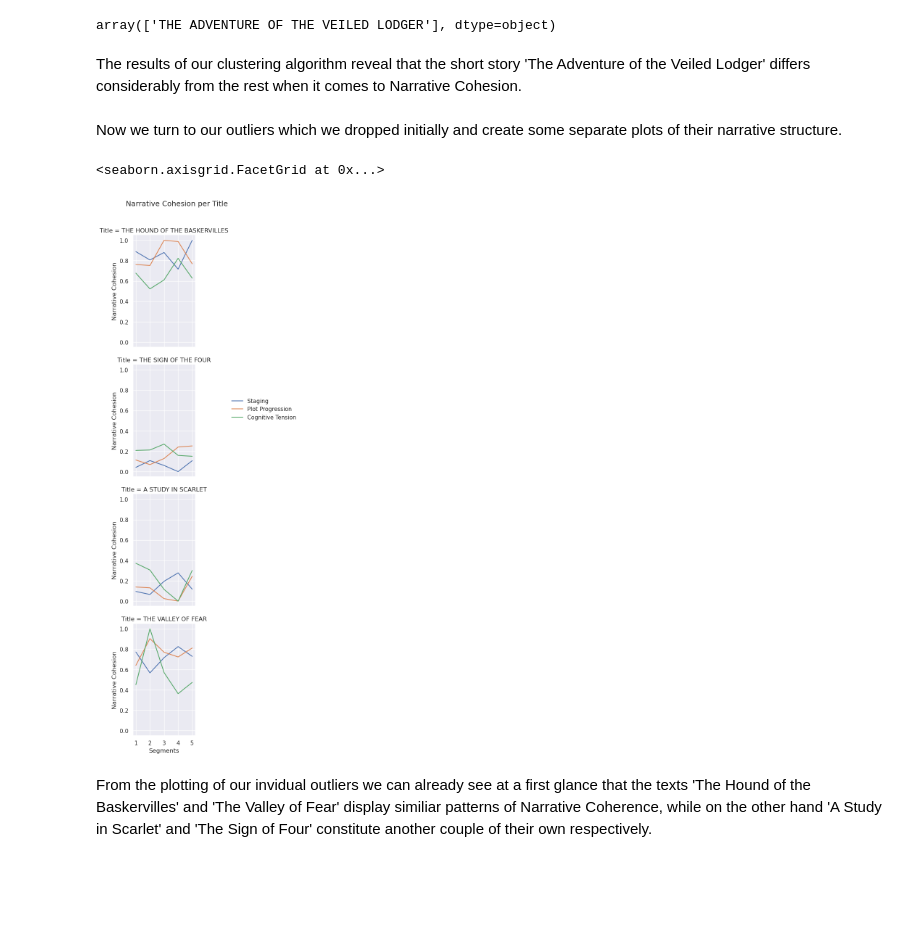
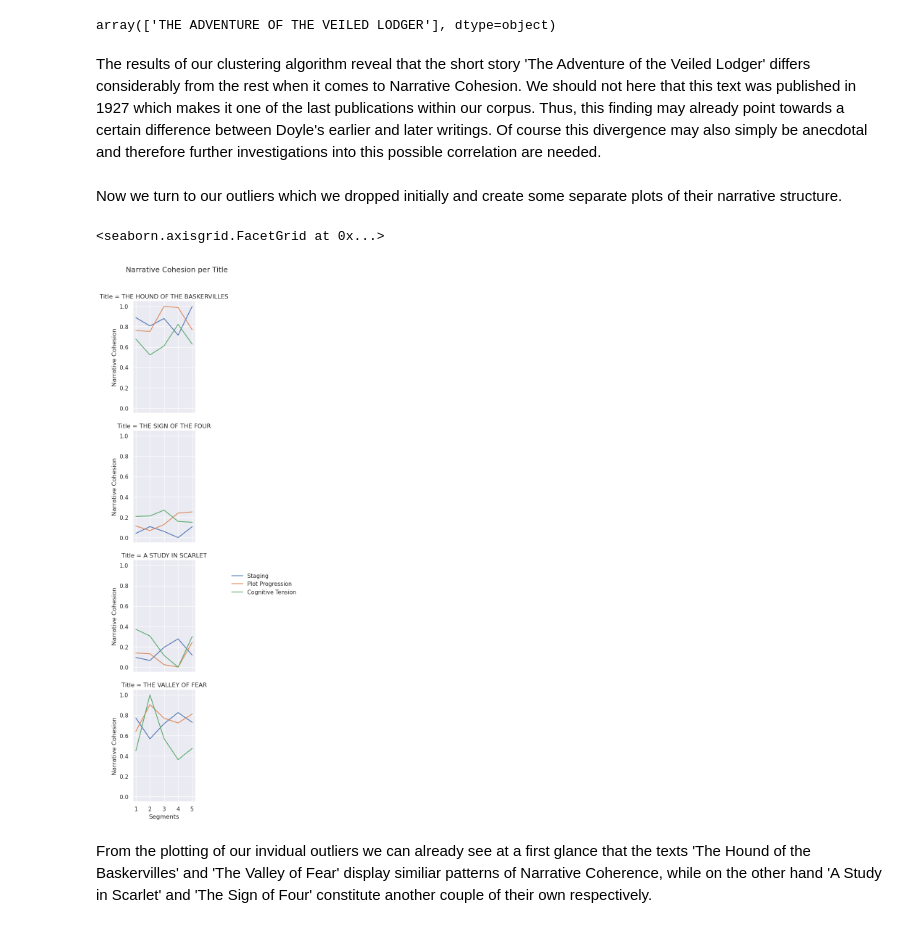
Before and after one commit to DavidSiegl/Sherlock-Holmes-Narrative-Arc, a Jupyter notebook: Code.ipynb, the cells around one changed output. Drawn from its saved outputs; the diff is of its cells as text; code cells hidden in the pictures; blank space fills up the shorter version.

```diff
--- a/Code.ipynb
+++ b/Code.ipynb
@@ -338,9 +350,9 @@ df_sherlock_segments_narrative['cognitive_tension_count'] = df_sherlock_segments
 # %%
-df_sherlock_segments_narrative_outliers2['staging_count'] = df_sherlock_segments_narrative_outliers2.apply(lambda row: count_matches(row['segments_narrative'], staging), axis=1)
+df_sherlock_segments_narrative_outliers['staging_count'] = df_sherlock_segments_narrative_outliers.apply(lambda row: count_matches(row['segments_narrative'], staging), axis=1)
 
-df_sherlock_segments_narrative_outliers2['plot_progress_count'] = df_sherlock_segments_narrative_outliers2.apply(lambda row: count_matches(row['segments_narrative'], plot_progress), axis=1)
+df_sherlock_segments_narrative_outliers['plot_progress_count'] = df_sherlock_segments_narrative_outliers.apply(lambda row: count_matches(row['segments_narrative'], plot_progress), axis=1)
 
-df_sherlock_segments_narrative_outliers2['cognitive_tension_count'] = df_sherlock_segments_narrative_outliers2.apply(lambda row: count_matches(row['segments_narrative'], cognitive_tension), axis=1)
+df_sherlock_segments_narrative_outliers['cognitive_tension_count'] = df_sherlock_segments_narrative_outliers.apply(lambda row: count_matches(row['segments_narrative'], cognitive_tension), axis=1)
 # %% [output]
 A value is trying to be set on a copy of a slice from a DataFrame.
 Try using .loc[row_indexer,col_indexer] = value instead
@@ -381,9 +411,9 @@ df_sherlock_segments_narrative = min_max_scale_column(df_sherlock_segments_narra
 # %%
-df_sherlock_segments_narrative_outliers2 = min_max_scale_column(df_sherlock_segments_narrative_outliers2, 'staging_count_norm', 'staging_count', 'segments_narrative')
+df_sherlock_segments_narrative_outliers = min_max_scale_column(df_sherlock_segments_narrative_outliers, 'staging_count_norm', 'staging_count', 'segments_narrative')
 
-df_sherlock_segments_narrative_outliers2 = min_max_scale_column(df_sherlock_segments_narrative_outliers2, 'plot_progress_count_norm', 'plot_progress_count', 'segments_narrative')
+df_sherlock_segments_narrative_outliers = min_max_scale_column(df_sherlock_segments_narrative_outliers, 'plot_progress_count_norm', 'plot_progress_count', 'segments_narrative')
 
-df_sherlock_segments_narrative_outliers2 = min_max_scale_column(df_sherlock_segments_narrative_outliers2, 'cognitive_tension_count_norm', 'cognitive_tension_count', 'segments_narrative')
+df_sherlock_segments_narrative_outliers = min_max_scale_column(df_sherlock_segments_narrative_outliers, 'cognitive_tension_count_norm', 'cognitive_tension_count', 'segments_narrative')
 # %% [output]
 A value is trying to be set on a copy of a slice from a DataFrame.
 Try using .loc[row_indexer,col_indexer] = value instead
@@ -599,11 +629,11 @@ df_sherlock_pivot_cluster2['title'].unique()
 # %% [output]
 array(['THE ADVENTURE OF THE VEILED LODGER'], dtype=object)
 # %% [markdown]
-The results of our clustering algorithm reveal that the short story 'The Adventure of the Veiled Lodger' differs considerably from the rest when it comes to Narrative Cohesion.
+The results of our clustering algorithm reveal that the short story 'The Adventure of the Veiled Lodger' differs considerably from the rest when it comes to Narrative Cohesion. We should not here that this text was published in 1927 which makes it one of the last publications within our corpus. Thus, this finding may already point towards a certain difference between Doyle's earlier and later writings. Of course this divergence may also simply be anecdotal and therefore further investigations into this possible correlation are needed.
 # %% [markdown]
 Now we turn to our outliers which we dropped initially and create some separate plots of their narrative structure.
 # %%
-df_sherlock_pivot = df_sherlock_segments_narrative_outliers2[['title', 'segment_num', 'staging_count_norm', 'plot_progress_count_norm', 'cognitive_tension_count_norm']]
+df_sherlock_pivot = df_sherlock_segments_narrative_outliers[['title', 'segment_num', 'staging_count_norm', 'plot_progress_count_norm', 'cognitive_tension_count_norm']]
 
 df_sherlock_pivot = pd.melt(df_sherlock_pivot, id_vars=['segment_num','title'], var_name='var', value_name= 'val')
 
@@ -615,15 +645,15 @@ df_sherlock_pivot['Plot Element'] = df_sherlock_pivot['var'].replace(label_map)
 # %%
 fg = sns.FacetGrid(df_sherlock_pivot, row='Title')
 
 fg.map_dataframe(sns.lineplot, x='segment_num', y='val', hue='Plot Element')
-fg.add_legend(loc='center right', bbox_to_anchor=(1.2, 0.5))
+fg.add_legend(loc='center right', bbox_to_anchor=(1.2, 0.25))
 fg.fig.subplots_adjust(top=0.9, bottom=-0.25)
 fg.set(xticks = range(1, 6, 1))
 fg.fig.suptitle('Narrative Cohesion per Title')
 fg.set_axis_labels('Segments' , 'Narrative Cohesion')
 # %% [output]
 <seaborn.axisgrid.FacetGrid at 0x...>
-[figure, old version]
+[figure, new version]
 # %% [markdown]
 From the plotting of our invidual outliers we can already see at a first glance that the texts 'The Hound of the Baskervilles' and 'The Valley of Fear' display similiar patterns of Narrative Coherence, while on the other hand 'A Study in Scarlet' and 'The Sign of Four' constitute another couple of their own respectively.
 # %% [markdown]
```
Also changed, not shown: parts of 7 cells of this notebook.
